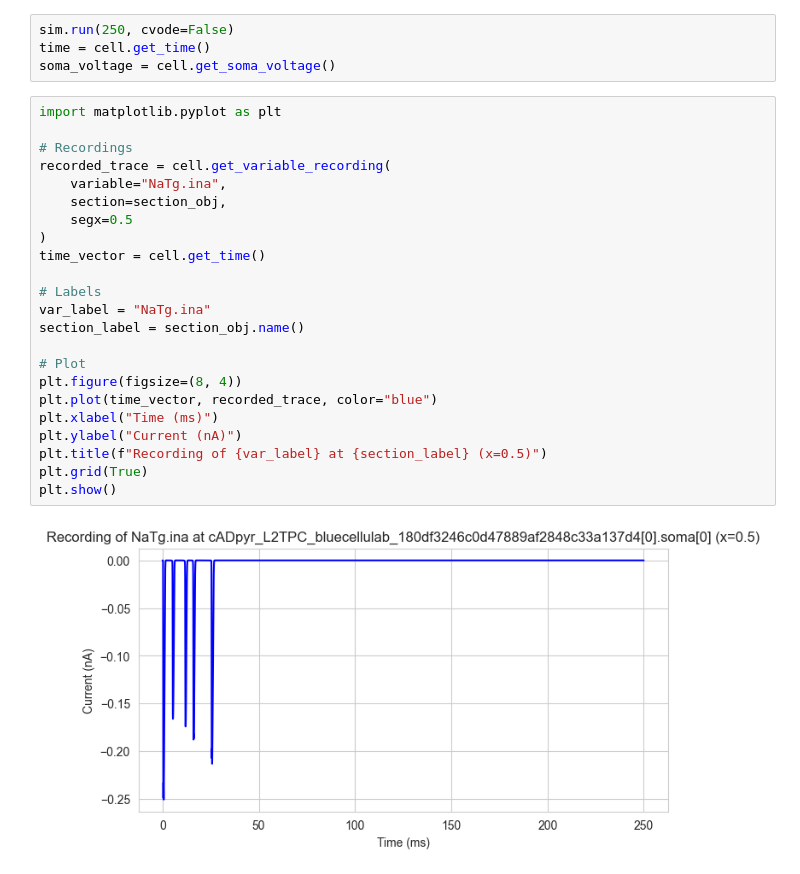
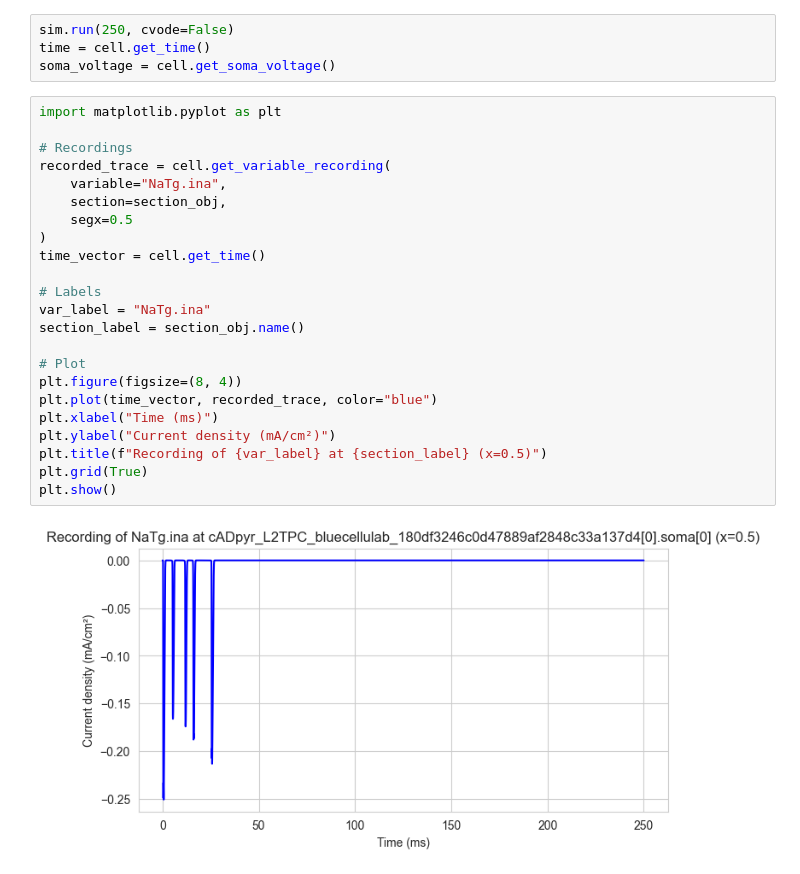
Before and after one commit to openbraininstitute/BlueCelluLab, a Jupyter notebook: examples/1-singlecell/singlecell.ipynb, the cells around one changed output. Cells and saved outputs as stored; diff of their text form.

```diff
--- a/examples/1-singlecell/singlecell.ipynb
+++ b/examples/1-singlecell/singlecell.ipynb
@@ -502,25 +502,25 @@ soma_voltage = cell.get_soma_voltage()
 # %%
 import matplotlib.pyplot as plt
 
 # Recordings
 recorded_trace = cell.get_variable_recording(
     variable="NaTg.ina",
     section=section_obj,
     segx=0.5
 )
 time_vector = cell.get_time()
 
 # Labels
 var_label = "NaTg.ina"
 section_label = section_obj.name()
 
 # Plot
 plt.figure(figsize=(8, 4))
 plt.plot(time_vector, recorded_trace, color="blue")
 plt.xlabel("Time (ms)")
-plt.ylabel("Current (nA)")
+plt.ylabel("Current density (mA/cm²)")
 plt.title(f"Recording of {var_label} at {section_label} (x=0.5)")
 plt.grid(True)
 plt.show()
 # %% [output]
-[figure, old version]
+[figure, new version]
```
